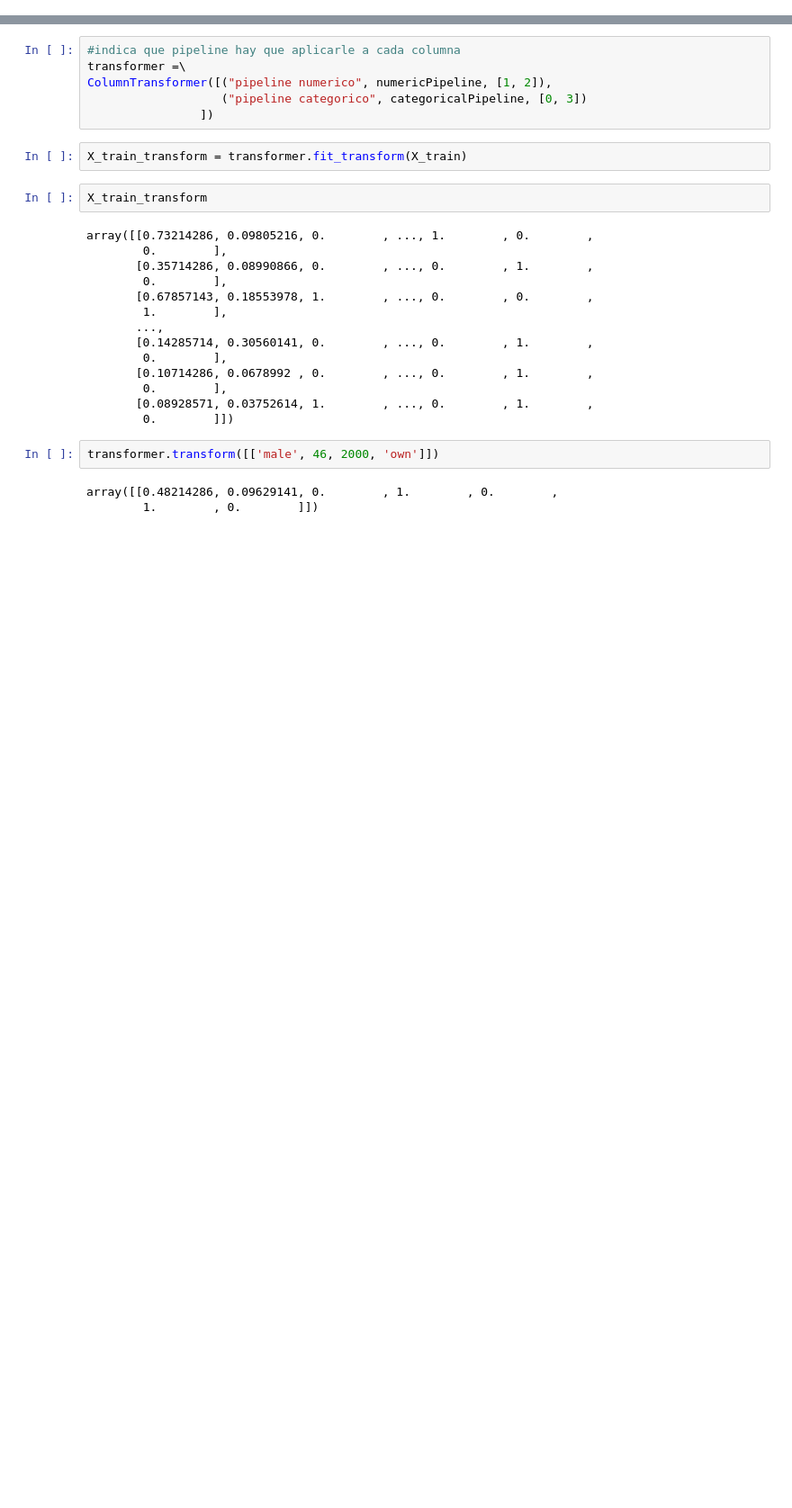
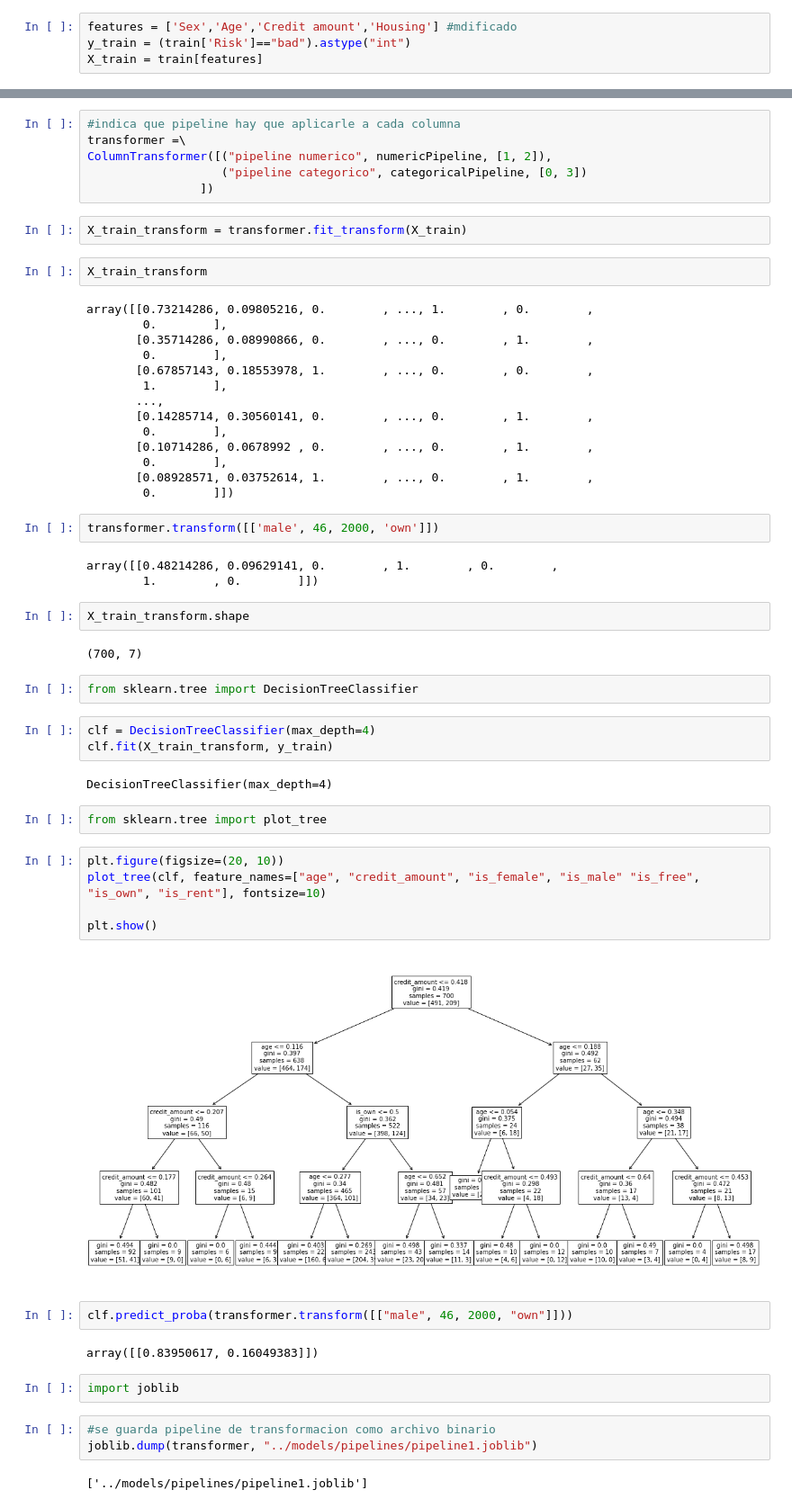
Before and after one commit to CesarMor78/credit_model, a Jupyter notebook: Notebooks/Preprocessing.ipynb, the cells around one changed output, grey strips where cells are left out. Shown: that part at 90% size. Cells and saved outputs as stored; diff of their text form; blank space fills up the shorter version.

Commit message:
Se crean los pipelines

```diff
--- a/Notebooks/Exploracion_inicial.ipynb
+++ b/Notebooks/Preprocessing.ipynb
@@ -179,0 +197,4 @@ X_train = train[features]
+# %%
+features = ['Sex','Age','Credit amount','Housing'] #mdificado
+y_train = (train['Risk']=="bad").astype("int")
+X_train = train[features]
@@ -237,3 +273,34 @@ transformer.transform([['male', 46, 2000, 'own']])
 # %% [output]
 array([[0.48214286, 0.09629141, 0.        , 1.        , 0.        ,
         1.        , 0.        ]])
+# %%
+X_train_transform.shape
+# %% [output]
+(700, 7)
+# %%
+from sklearn.tree import DecisionTreeClassifier
+# %%
+clf = DecisionTreeClassifier(max_depth=4)
+clf.fit(X_train_transform, y_train)
+# %% [output]
+DecisionTreeClassifier(max_depth=4)
+# %%
+from sklearn.tree import plot_tree
+# %%
+plt.figure(figsize=(20, 10))
+plot_tree(clf, feature_names=["age", "credit_amount", "is_female", "is_male" "is_free", "is_own", "is_rent"], fontsize=10)
+
+plt.show()
+# %% [output]
+[figure, added]
+# %%
+clf.predict_proba(transformer.transform([["male", 46, 2000, "own"]]))
+# %% [output]
+array([[0.83950617, 0.16049383]])
+# %%
+import joblib
+# %%
+#se guarda pipeline de transformacion como archivo binario
+joblib.dump(transformer, "../models/pipelines/pipeline1.joblib")
+# %% [output]
+['../models/pipelines/pipeline1.joblib']
```
Also changed, not shown: parts of 5 cells of this notebook, 1 other file.
